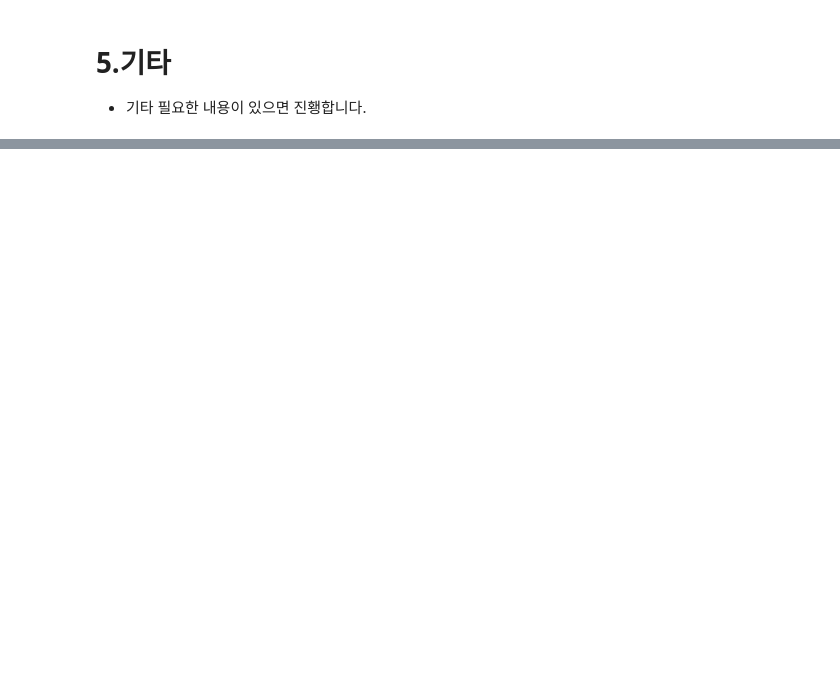
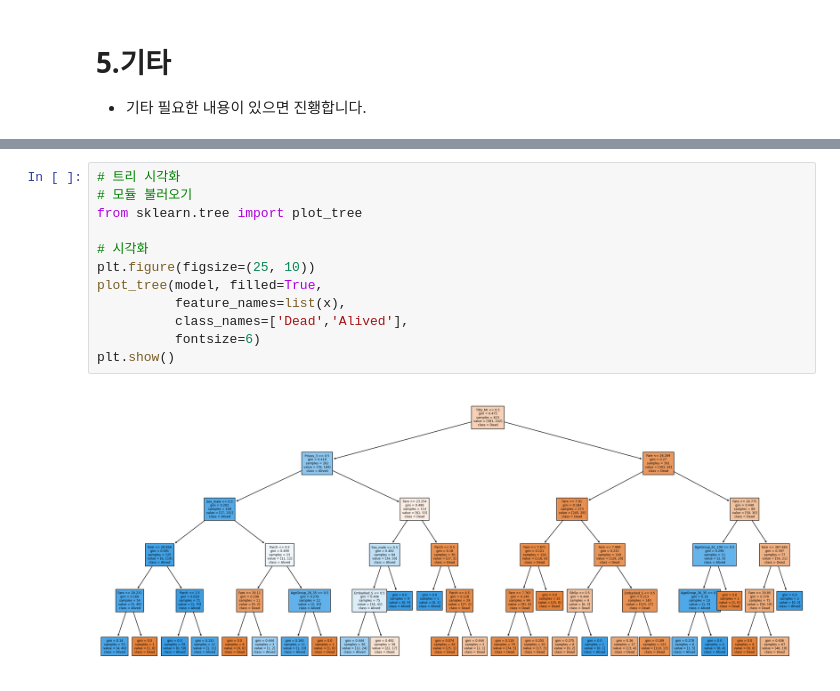
Before and after one commit to ringolove/aivle2201, a Jupyter notebook: ML/배우기/ML03_04_결정트리(Titanic).ipynb, the cells around one changed output, grey strips where cells are left out. Drawn from its saved outputs; the diff is of its cells as text; blank space fills up the shorter version.

```diff
--- a/ML/배우기/ML03_04_결정트리(Titanic).ipynb
+++ b/ML/배우기/ML03_04_결정트리(Titanic).ipynb
@@ -126,0 +203,14 @@ x_train, x_test, y_train, y_test = train_test_split(x, y, test_size=0.3, random_
+# %%
+# 트리 시각화
+# 모듈 불러오기
+from sklearn.tree import plot_tree
+
+# 시각화
+plt.figure(figsize=(25, 10))
+plot_tree(model, filled=True,
+          feature_names=list(x),
+          class_names=['Dead','Alived'],
+          fontsize=6)
+plt.show()
+# %% [output]
+[figure, added]
```
Also changed, not shown: parts of 18 cells of this notebook, 9 other files.
